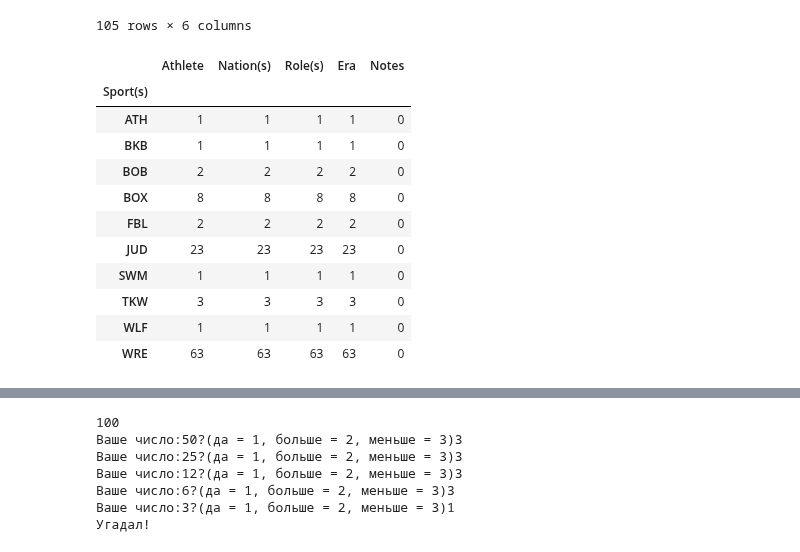
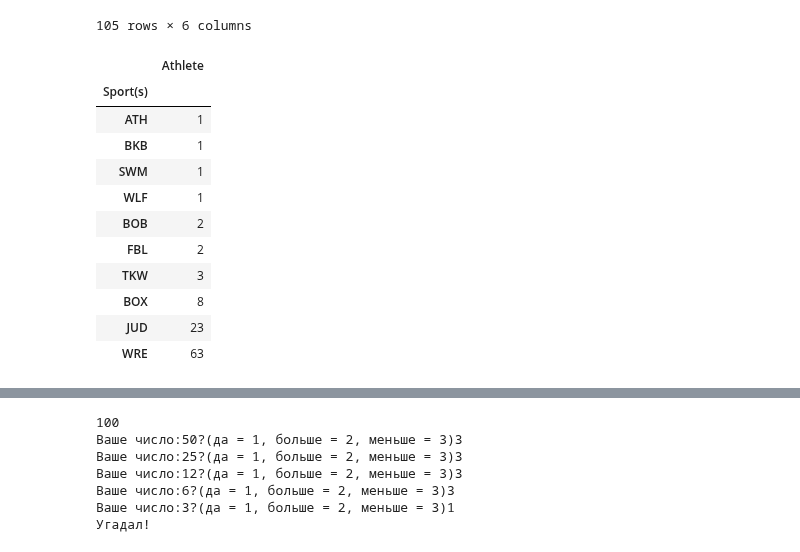
Before and after one commit to vn322/Cod_future, a Jupyter notebook: AI_Games.ipynb, the cells around one changed output, grey strips where cells are left out. Saved outputs shown, nothing was run; the diff lists cells and outputs as text; code cells hidden in the pictures.

```diff
--- a/AI_Games.ipynb
+++ b/AI_Games.ipynb
@@ -177,16 +177,18 @@ mma
 105 rows × 6 columns
 # %%
-mma.groupby('Sport(s)').agg('count')
+m=mma.groupby('Sport(s)').agg('count')
+m=(m[['Athlete']]).sort_values(by='Athlete')
+m
 # %% [output]
-|  | Athlete | Nation(s) | Role(s) | Era | Notes |
-| Sport(s) |  |  |  |  |  |
-| ATH | 1 | 1 | 1 | 1 | 0 |
-| BKB | 1 | 1 | 1 | 1 | 0 |
-| BOB | 2 | 2 | 2 | 2 | 0 |
-| BOX | 8 | 8 | 8 | 8 | 0 |
-| FBL | 2 | 2 | 2 | 2 | 0 |
-| JUD | 23 | 23 | 23 | 23 | 0 |
-| SWM | 1 | 1 | 1 | 1 | 0 |
-| TKW | 3 | 3 | 3 | 3 | 0 |
-| WLF | 1 | 1 | 1 | 1 | 0 |
-| WRE | 63 | 63 | 63 | 63 | 0 |
+|  | Athlete |
+| Sport(s) |  |
+| ATH | 1 |
+| BKB | 1 |
+| SWM | 1 |
+| WLF | 1 |
+| BOB | 2 |
+| FBL | 2 |
+| TKW | 3 |
+| BOX | 8 |
+| JUD | 23 |
+| WRE | 63 |
```
Also changed, not shown: parts of 1 cell of this notebook.
